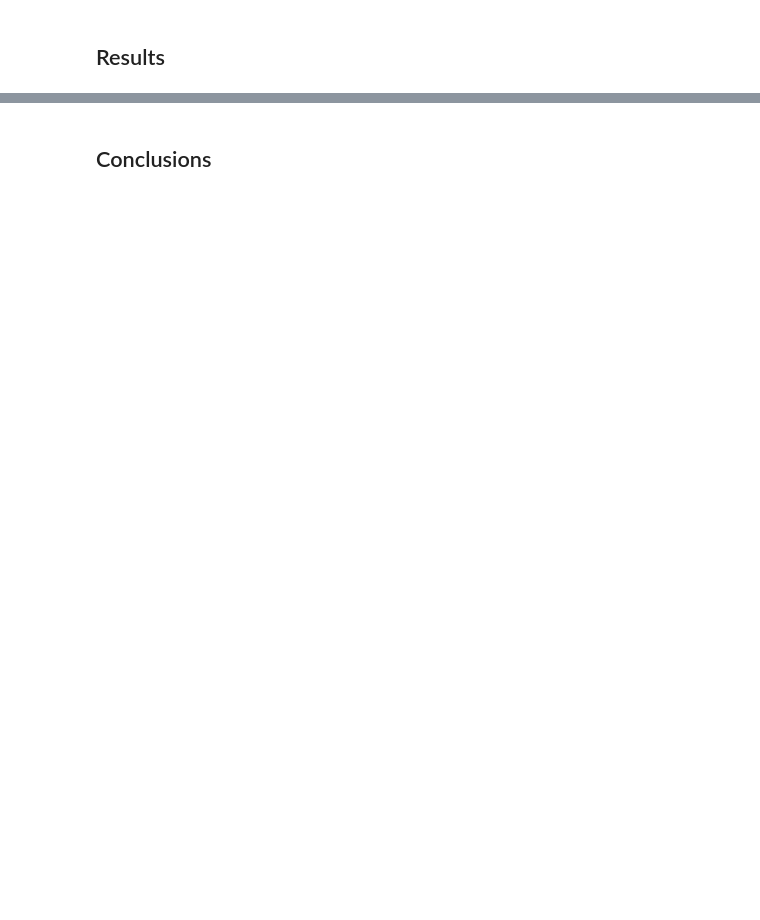
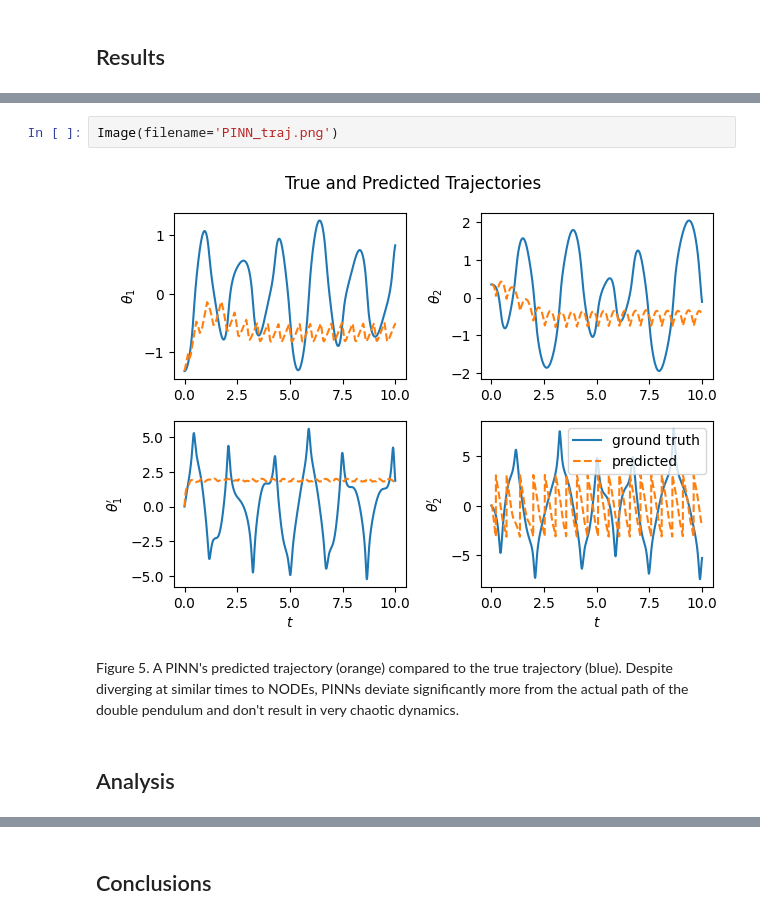
Before and after one commit to elichild01/double-pendulum, a Jupyter notebook: final-writeup/DoublePendulumFinalWriteup.ipynb, the cells around one changed output, grey strips where cells are left out. Saved outputs shown, nothing was run; the diff lists cells and outputs as text; blank space fills up the shorter version.

```diff
--- a/final-writeup/DoublePendulumFinalWriteup.ipynb
+++ b/final-writeup/DoublePendulumFinalWriteup.ipynb
@@ -55,0 +92,8 @@ We found that . . .
+# %%
+Image(filename='PINN_traj.png')
+# %% [output]
+[figure, added]
+# %% [markdown]
+Figure 5. A PINN's predicted trajectory (orange) compared to the true trajectory (blue). Despite diverging at similar times to NODEs, PINNs deviate significantly more from the actual path of the double pendulum and don't result in very chaotic dynamics.
+# %% [markdown]
+## Analysis
```
Also changed, not shown: parts of 31 cells of this notebook, 5 other files.
